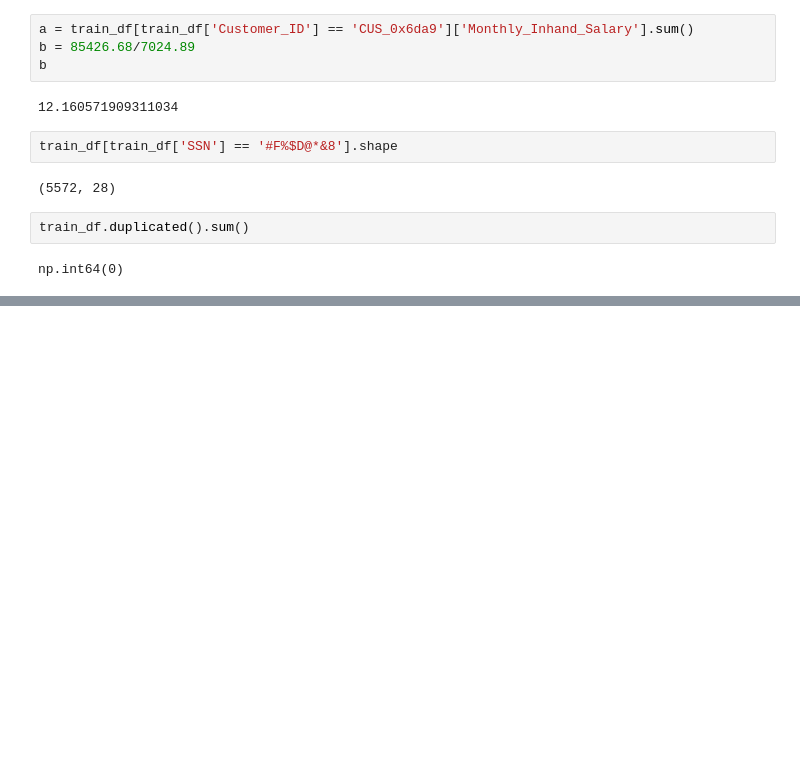
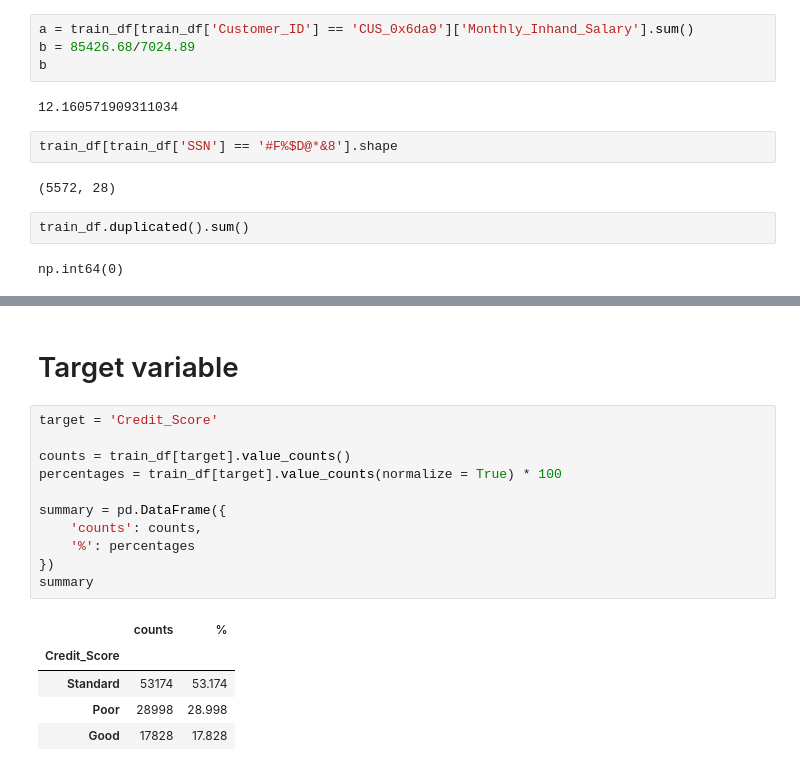
Before and after one commit to FerCorcuera/Credit-Score-Classification, a Jupyter notebook: notebooks/exploration.ipynb, the cells around one changed output, grey strips where cells are left out. Saved outputs shown, nothing was run; the diff lists cells and outputs as text; blank space fills up the shorter version.

```diff
--- a/notebooks/exploration.ipynb
+++ b/notebooks/exploration.ipynb
@@ -157,0 +225,19 @@ np.int64(0)
+# %% [markdown]
+# Target variable
+# %%
+target = 'Credit_Score'
+
+counts = train_df[target].value_counts()
+percentages = train_df[target].value_counts(normalize = True) * 100
+
+summary = pd.DataFrame({
+    'counts': counts,
+    '%': percentages
+})
+summary
+# %% [output]
+|  | counts | % |
+| Credit_Score |  |  |
+| Standard | 53174 | 53.174 |
+| Poor | 28998 | 28.998 |
+| Good | 17828 | 17.828 |
```
Also changed, not shown: parts of 33 cells of this notebook.
